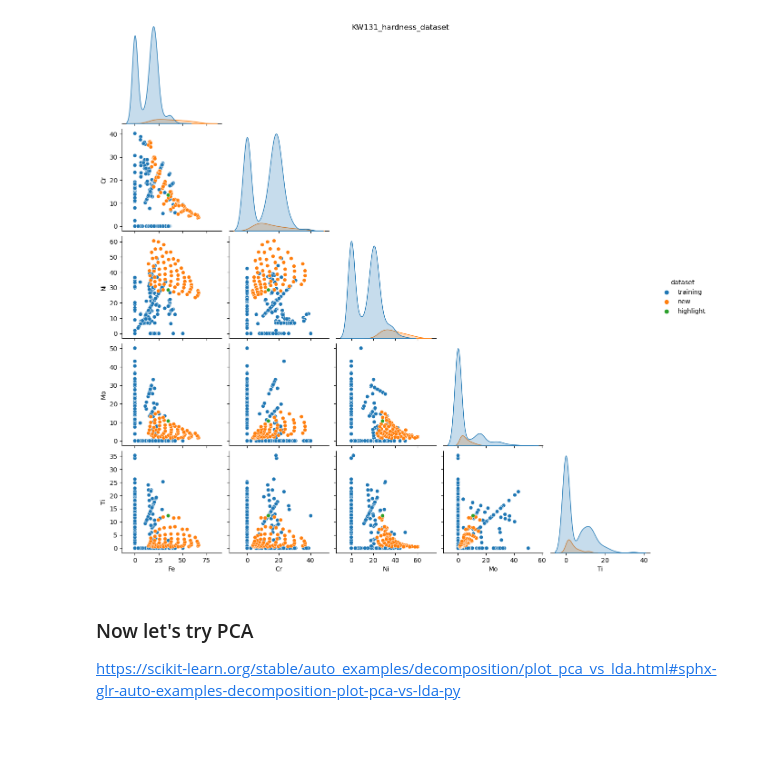
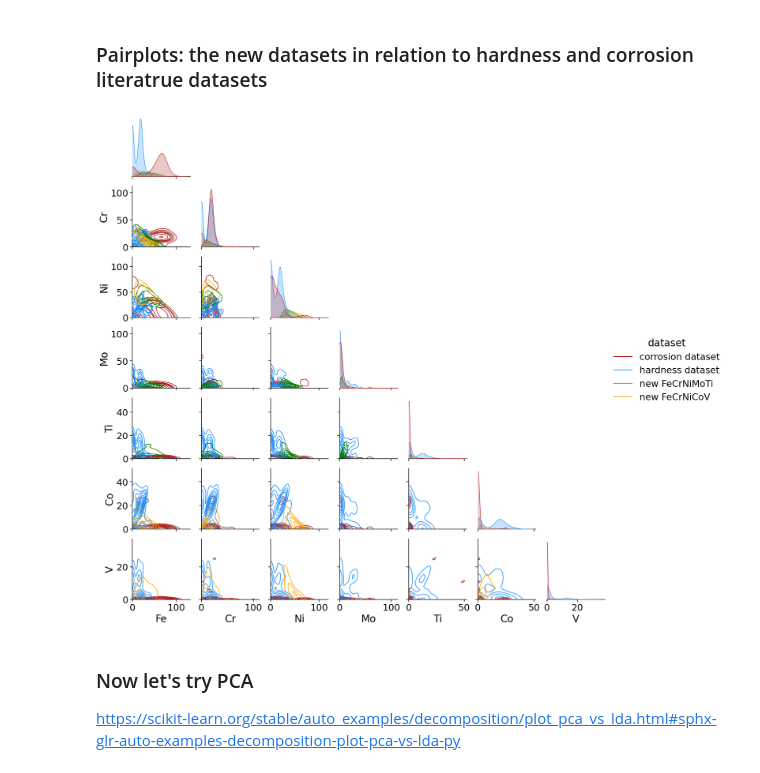
Before and after one commit to YXWU2014/CCA_representation_ML, a Jupyter notebook: Dataset_EDA_Pairplot_PCA_Mahalanobis/EDA_PCA_Mahalanobis.ipynb, the cells around one changed output. Drawn from its saved outputs; the diff is of its cells as text; code cells hidden in the pictures; blank space fills up the shorter version.

```diff
--- a/Dataset_EDA_Pairplot_PCA_Mahalanobis/Pairplot_PCA_Mahalanobis_full_new.ipynb
+++ b/Dataset_EDA_Pairplot_PCA_Mahalanobis/EDA_PCA_Mahalanobis.ipynb
@@ -45,11 +50,0 @@ Index(['Alloy ID', 'Fe', 'Cr', 'Ni', 'Mo', 'W', 'N', 'Nb', 'C', 'Si', 'Mn',
-# %%
-# import corrosion dataset
-df_C = pd.read_excel(data_path + 'Corrosion_database_YW_v3.xlsx', header=2)
-
-# obtain the 2 inputs and 1 output from this dataset
-df_C_compo  = pd.concat([df_compo, df_C[['Fe', 'Cr', 'Ni', 'Mo', 'W', 'N', 'Nb', 'C', 'Si', 'Mn',
-       'Cu', 'Al', 'V', 'Ta', 'Ti', 'Co', 'Mg', 'Y']]], axis=0, ignore_index=True)
-df_C_compo = df_C_compo.fillna(0) # fill in the nan by zero
-print(df_C_compo.columns)
-
-display(df_C_compo.head(1))
@@ -98,0 +72,10 @@ display(df_compo_new_KW99.head(1))
+# %%
+# Assign 'dataset' values in Corrosion and Hardness dataframes
+for df, label in zip([df_C_compo, df_H_compo], ['corrosion dataset', 'hardness dataset']):
+    df['dataset'] = label
+    # display(df.tail(2), df.shape)
+
+# Concatenate dataframes, export to Excel, and display results
+df_conc = pd.concat([df_C_compo, df_H_compo], ignore_index=True).fillna(0)
+df_conc.to_excel('pairplot_corrosion_hardness_datasets.xlsx')
+display(df_conc.iloc[[0, 1, -2, -1]], df_conc.shape)
@@ -170,13 +122,22 @@ See the caveats in the documentation: https://pandas.pydata.org/pandas-docs/stab
+# %% [markdown]
+### Pairplots: the new datasets in relation to hardness and corrosion literatrue datasets
 # %%
-# g = sns.pairplot(df_conc, vars=['Fe', 'Cr', 'Ni', 'Mo', 'Ti'], hue="dataset", kind="scatter", corner=True)
-g = sns.pairplot(df_conc, vars=vars_ele, hue="dataset", kind="scatter", corner=True)
-sns.diverging_palette(220, 20, as_cmap=True)
-g.fig.suptitle(KW_name+'_'+PT_name)
+sns.set_context("notebook", font_scale=2)
 
-plt.savefig(KW_name+'_'+PT_name+'_pairplot_TrainingData+NewData.png', bbox_inches='tight')
+# Define color palette for the pairplot
+palette = ["firebrick", "dodgerblue", "green", "orange"]
+
+# Create pairplot with KDE for all data
+grid_kde = sns.pairplot(df_conc_new, vars=['Fe', 'Cr', 'Ni', 'Mo', 'Ti', 'Co', 'V'],
+                        hue="dataset", kind="kde", corner=True, palette=palette)
+
+# Adjust x and y limits using list comprehension
+_ = [[ax.set_xlim(left=0), ax.set_ylim(bottom=0)] for ax_row in grid_kde.axes for ax in ax_row if ax is not None]
+
+# Show the plots
 plt.show()
 # %% [output]
-[figure, old version]
+[figure, new version]
 # %% [markdown]
 ### Now let's try PCA
 https://scikit-learn.org/stable/auto_examples/decomposition/plot_pca_vs_lda.html#sphx-glr-auto-examples-decomposition-plot-pca-vs-lda-py
```
Also changed, not shown: parts of 17 cells of this notebook, 2 other files.
